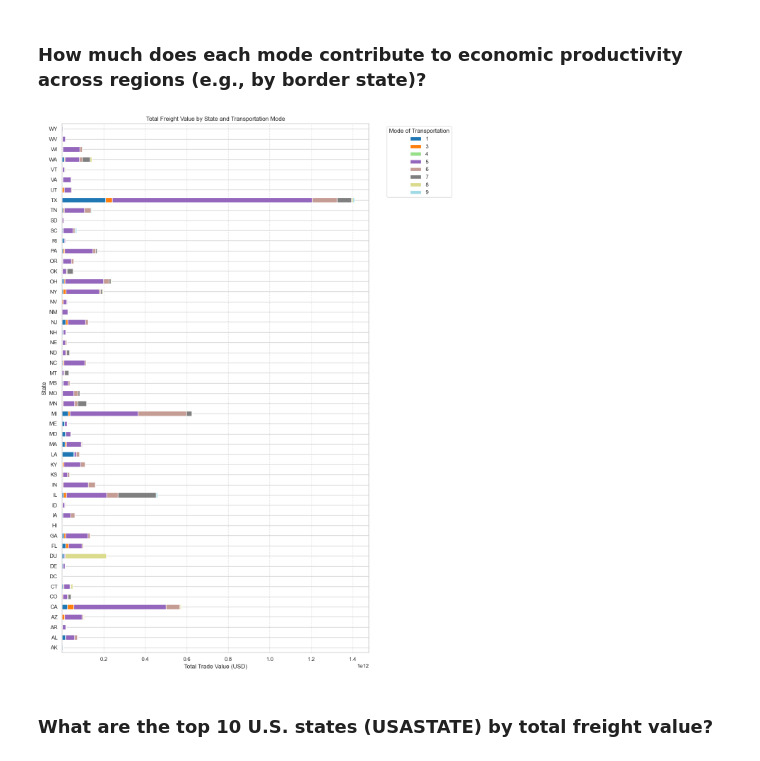
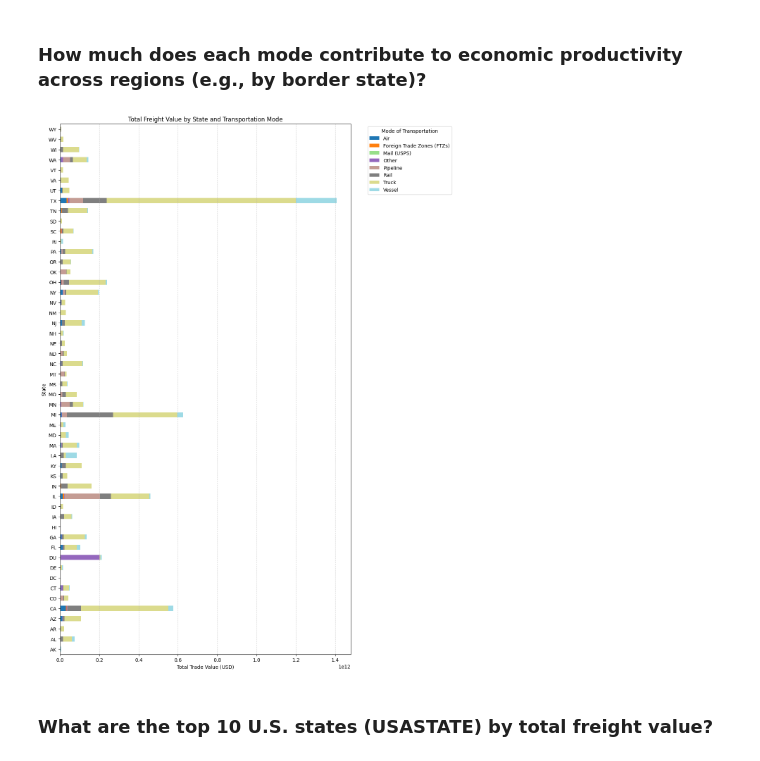
Before and after one commit to solo-007/TransBorder-Freight-Data-Analysis, a Jupyter notebook: Transborder_Freight_DataAnalysis.ipynb, the cells around one changed output. Saved outputs shown, nothing was run; the diff lists cells and outputs as text; code cells hidden in the pictures.

```diff
--- a/Transborder_Freight_DataAnalysis.ipynb
+++ b/Transborder_Freight_DataAnalysis.ipynb
@@ -1334,22 +1395,38 @@ plt.show()
 # %% [markdown]
 ### **How much does each mode contribute to economic productivity across regions (e.g., by border state)?**
 # %%
+# Map DISAGMOT codes to transport names
+disagmot_map = {
+    1: 'Vessel',
+    3: 'Air',
+    4: 'Mail (USPS)',
+    5: 'Truck',
+    6: 'Rail',
+    7: 'Pipeline',
+    8: 'Other',
+    9: 'Foreign Trade Zones (FTZs)'
+}
+
+# Replace DISAGMOT code with name
+df_dot2['DISAGMOT'] = df_dot2['DISAGMOT'].map(disagmot_map)
+
+
 # Transpose data for horizontal layout
 stacked_df = df_dot2.groupby(['USASTATE', 'DISAGMOT'])['VALUE'].sum().unstack()
 
 # Plot horizontally
 ax = stacked_df.plot(kind='barh', stacked=True, figsize=(12, 16), colormap='tab20')
 
 # Final polish
 plt.title("Total Freight Value by State and Transportation Mode")
 plt.xlabel("Total Trade Value (USD)")
 plt.ylabel("State")
 plt.legend(title="Mode of Transportation", bbox_to_anchor=(1.05, 1), loc='upper left')
 plt.grid(axis='x', linestyle='--', alpha=0.6)
 plt.tight_layout()
 plt.show()
 # %% [output]
-[figure, old version]
+[figure, new version]
 # %% [markdown]
 ### **What are the top 10 U.S. states (USASTATE) by total freight value?**
 # %%
```
Also changed, not shown: parts of 23 cells of this notebook.
